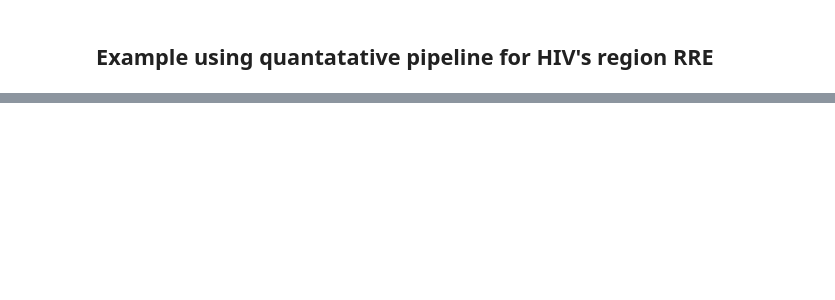
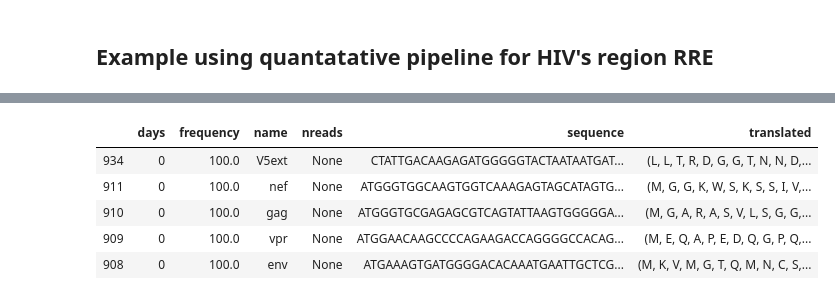
Before and after one commit to tsvvas/hiv_project, a Jupyter notebook: Example_classification.ipynb, the cells around one changed output, grey strips where cells are left out. Saved outputs shown, nothing was run; the diff lists cells and outputs as text; code cells hidden in the pictures; blank space fills up the shorter version.

```diff
--- a/Example_classification.ipynb
+++ b/Example_classification.ipynb
@@ -186,0 +73,13 @@ plt.savefig('results/frequency_2_mer_plot/2_mer_plot_RRE.png')
+# %%
+# Let's concatenate DFs, this is already implemented in quantative analysis, don't worry :)
+
+pat_data = pd.concat([patient.regions.region, pat_ref], ignore_index=True).sort_values(by=['days'])
+
+pat_data.head(5)
+# %% [output]
+|  | days | frequency | name | nreads | sequence | translated |
+| 934 | 0 | 100.0 | V5ext | None | CTATTGACAAGAGATGGGGGTACTAATAATGAT... | (L, L, T, R, D, G, G, T, N, N, D,... |
+| 911 | 0 | 100.0 | nef | None | ATGGGTGGCAAGTGGTCAAAGAGTAGCATAGTG... | (M, G, G, K, W, S, K, S, S, I, V,... |
+| 910 | 0 | 100.0 | gag | None | ATGGGTGCGAGAGCGTCAGTATTAAGTGGGGGA... | (M, G, A, R, A, S, V, L, S, G, G,... |
+| 909 | 0 | 100.0 | vpr | None | ATGGAACAAGCCCCAGAAGACCAGGGGCCACAG... | (M, E, Q, A, P, E, D, Q, G, P, Q,... |
+| 908 | 0 | 100.0 | env | None | ATGAAAGTGATGGGGACACAAATGAATTGCTCG... | (M, K, V, M, G, T, Q, M, N, C, S,... |
```
Also changed, not shown: parts of 31 cells of this notebook, 5 other files.
